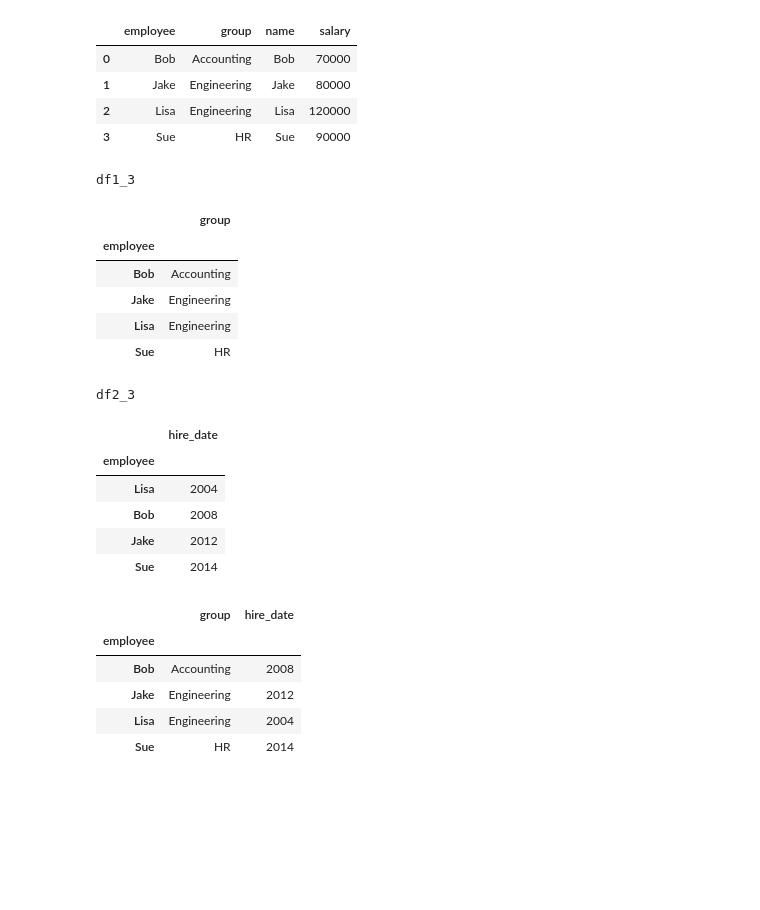
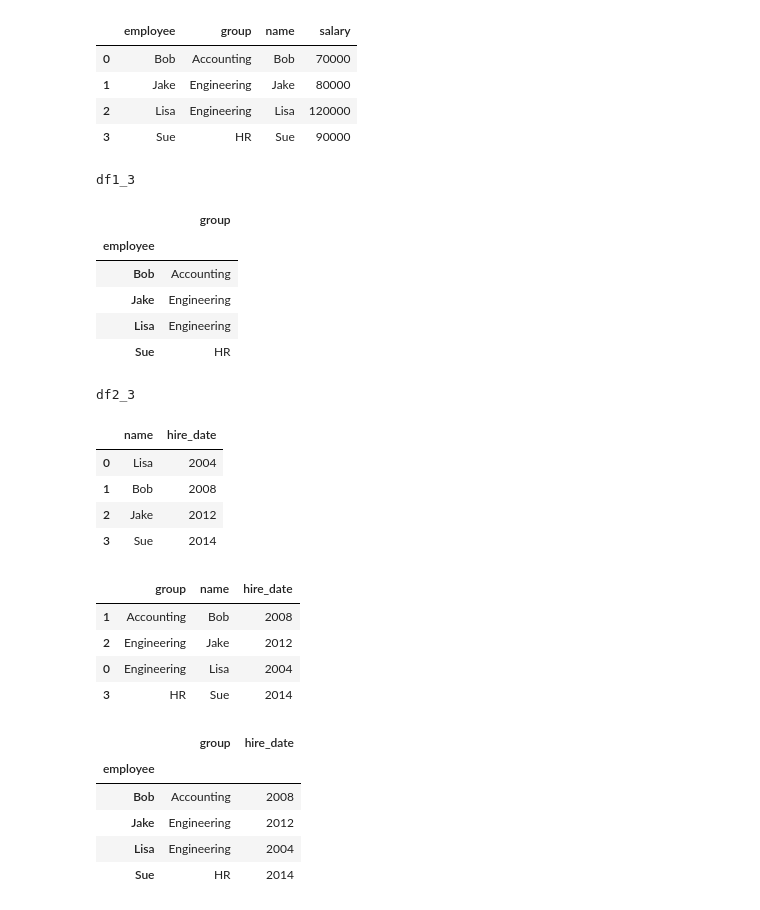
Before and after one commit to profkueppers/hslu_mw330_18_2, a Jupyter notebook: Lecture Support/MW330 - L4 - Lecture Support 2 - Pandas Merge.ipynb, the cells around one changed output. Cells and saved outputs as stored; diff of their text form; code cells hidden in the pictures; blank space fills up the shorter version.

```diff
--- a/Lecture Support/MW330 - L4 - Lecture Support 2 - Pandas Merge.ipynb
+++ b/Lecture Support/MW330 - L4 - Lecture Support 2 - Pandas Merge.ipynb
@@ -180,23 +180,32 @@ pd.merge(df1, df3, left_on="employee", right_on="name")
 | 3 | Sue | HR | Sue | 90000 |
 # %%
 df1_3 = df1.set_index('employee')
-df2_3 = df2.set_index('employee')
+#df2_3 = df2.set_index('employee')
+df2_3 = df2.copy()
+df2_3.rename(columns={'employee':'name'}, inplace=True)
 display('df1_3', 'df2_3')
 # %% [output]
 df1_3
 |  | group |
 | employee |  |
 | Bob | Accounting |
 | Jake | Engineering |
 | Lisa | Engineering |
 | Sue | HR |
 df2_3
-|  | hire_date |
-| employee |  |
-| Lisa | 2004 |
-| Bob | 2008 |
-| Jake | 2012 |
-| Sue | 2014 |
+|  | name | hire_date |
+| 0 | Lisa | 2004 |
+| 1 | Bob | 2008 |
+| 2 | Jake | 2012 |
+| 3 | Sue | 2014 |
+# %%
+df1_3.merge(df2_3, left_index=True, right_on='name')
+# %% [output]
+|  | group | name | hire_date |
+| 1 | Accounting | Bob | 2008 |
+| 2 | Engineering | Jake | 2012 |
+| 0 | Engineering | Lisa | 2004 |
+| 3 | HR | Sue | 2014 |
 # %%
 pd.merge(df1_3, df2_3, left_index=True, right_index=True)
 # %% [output]
```
Also changed, not shown: parts of 3 cells of this notebook, 1 other file.
